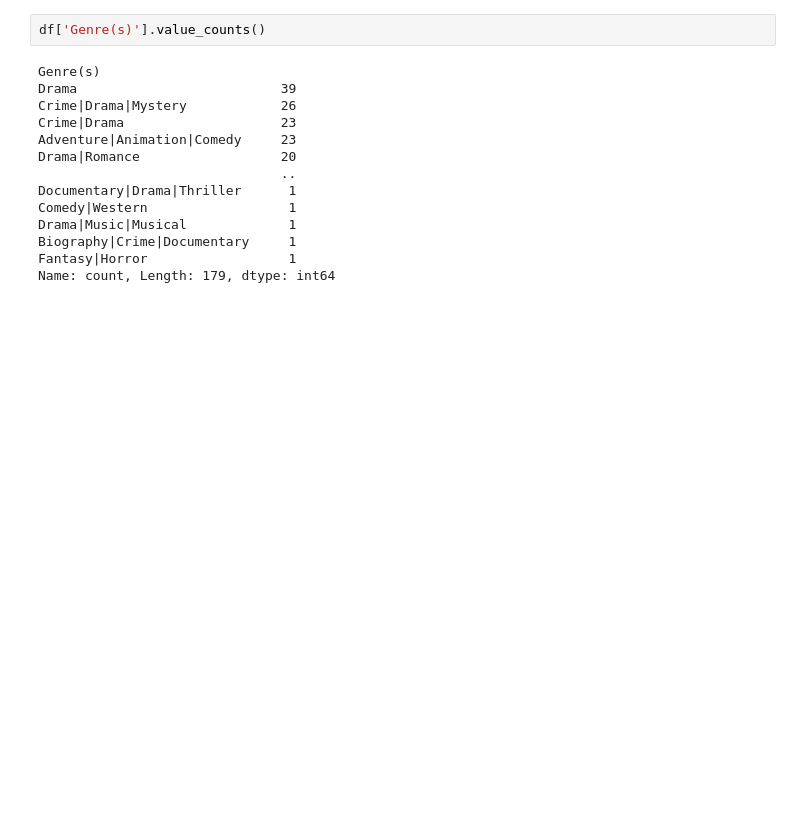
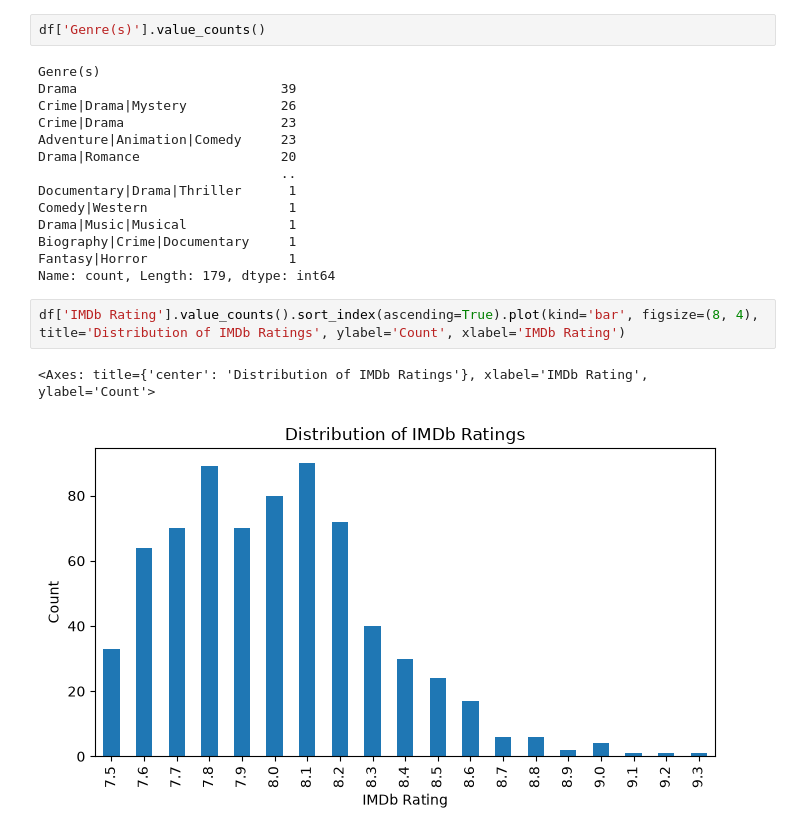
Before and after one commit to MeCatss/700ImdbProject, a Jupyter notebook: data/data_exploration.ipynb, the cells around one changed output. Drawn from its saved outputs; the diff is of its cells as text; blank space fills up the shorter version.

```diff
--- a/data/data_exploration.ipynb
+++ b/data/data_exploration.ipynb
@@ -115,3 +119,8 @@ Drama|Music|Musical             1
 Biography|Crime|Documentary     1
 Fantasy|Horror                  1
 Name: count, Length: 179, dtype: int64
+# %%
+df['IMDb Rating'].value_counts().sort_index(ascending=True).plot(kind='bar', figsize=(8, 4), title='Distribution of IMDb Ratings', ylabel='Count', xlabel='IMDb Rating')
+# %% [output]
+<Axes: title={'center': 'Distribution of IMDb Ratings'}, xlabel='IMDb Rating', ylabel='Count'>
+[figure, added]
```
Also changed, not shown: parts of 16 cells of this notebook, 1 other file.
